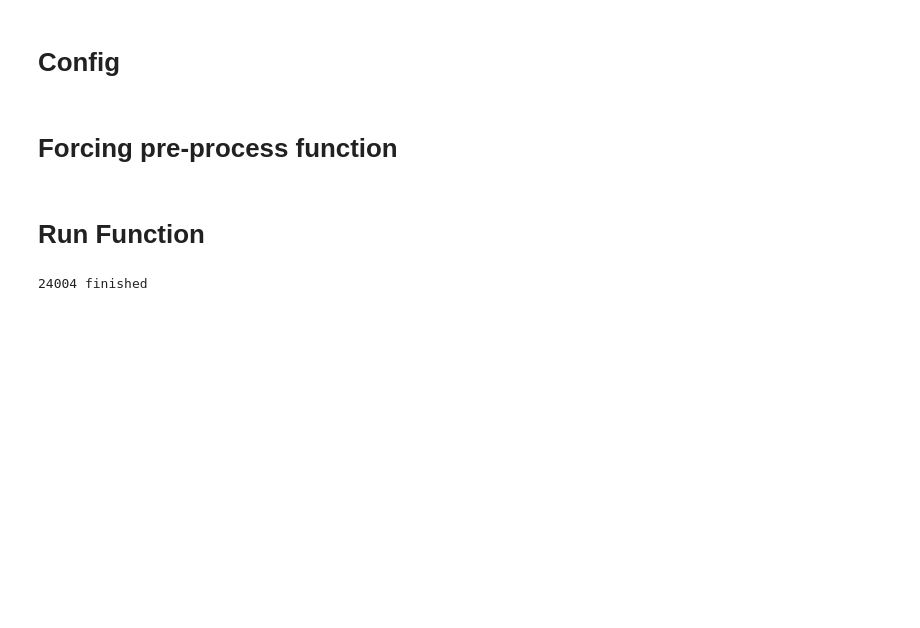
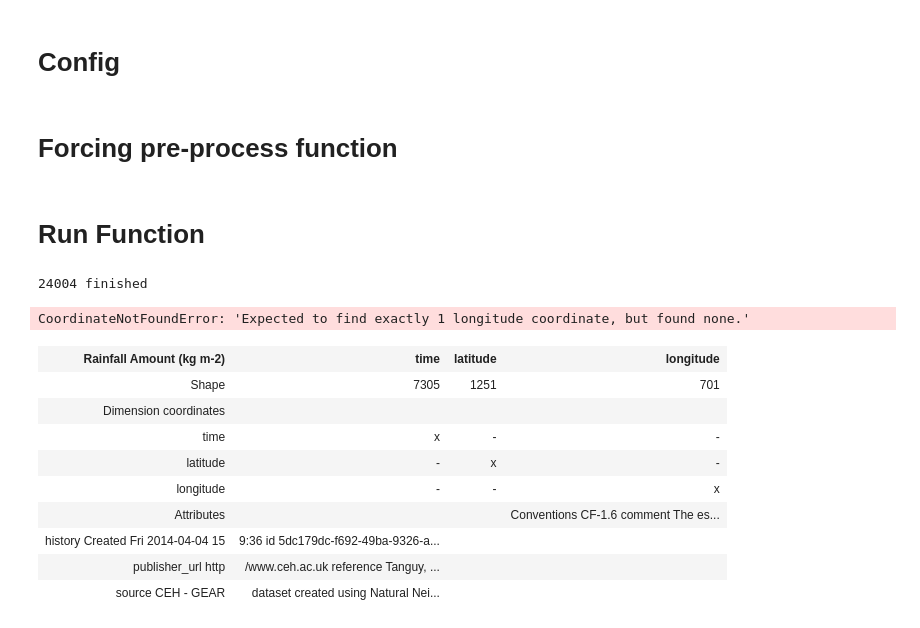
Before and after one commit to jeromaerts/camels-gb_pcr_globwb_wflow_sbm_comparison, a Jupyter notebook: forcing_prep/prepare_forcing_wflow_sbm.ipynb, the cells around one changed output. Saved outputs shown, nothing was run; the diff lists cells and outputs as text; code cells hidden in the pictures; blank space fills up the shorter version.

```diff
--- a/forcing_prep/prepare_forcing_wflow_sbm.ipynb
+++ b/forcing_prep/prepare_forcing_wflow_sbm.ipynb
@@ -97,0 +168,46 @@ prep_forcing(basin_id)
+# %%
+# Loop forcing variables
+for variable in ['pr','tas','pet']:
+
+    # Load forcing file
+    cube_forcing = iris.load(glob(f'{FORCING}/*{variable}*')[0])[0]
+
+    # Rename Coords
+    # cube_forcing.coord('lon').rename('longitude')
+    # cube_forcing.coord('lat').rename('latitude')
+
+    # Rename Coords
+    cube_forcing.coord('longitude').rename('y')
+    cube_forcing.coord('latitude').rename('x')
+
+    # Guess bounds
+    cube_forcing.coord('latitude').guess_bounds()
+    cube_forcing.coord('longitude').guess_bounds()
+
+    # Guess bounds
+    cube_forcing.coord('y').guess_bounds()
+    cube_forcing.coord('x').guess_bounds()
+
+    # Regrid forcing file to example grid using conservative method
+    cube_out = regrid(cube_forcing, cube_example, scheme='area_weighted')
+
+    # Append to cube list
+    output_cubes.append(cube_out)
+
+# Combine output cubes
+cubes = iris.cube.CubeList(output_cubes)
+# %% [output]
+CoordinateNotFoundError: 'Expected to find exactly 1 longitude coordinate, but found none.'
+# %%
+cube_forcing
+# %% [output]
+| Rainfall Amount (kg m-2) | time | latitude | longitude |
+| Shape | 7305 | 1251 | 701 |
+| Dimension coordinates |  |  |  |
+| time | x | - | - |
+| latitude | - | x | - |
+| longitude | - | - | x |
+| Attributes |  |  | Conventions CF-1.6 comment The es... |
+| history Created Fri 2014-04-04 15 | 9:36 id 5dc179dc-f692-49ba-9326-a... |  |  |
+| publisher_url http | /www.ceh.ac.uk reference Tanguy, ... |  |  |
+| source CEH - GEAR | dataset created using Natural Nei... |  |  |
```
Also changed, not shown: parts of 6 cells of this notebook, 4 other files.
